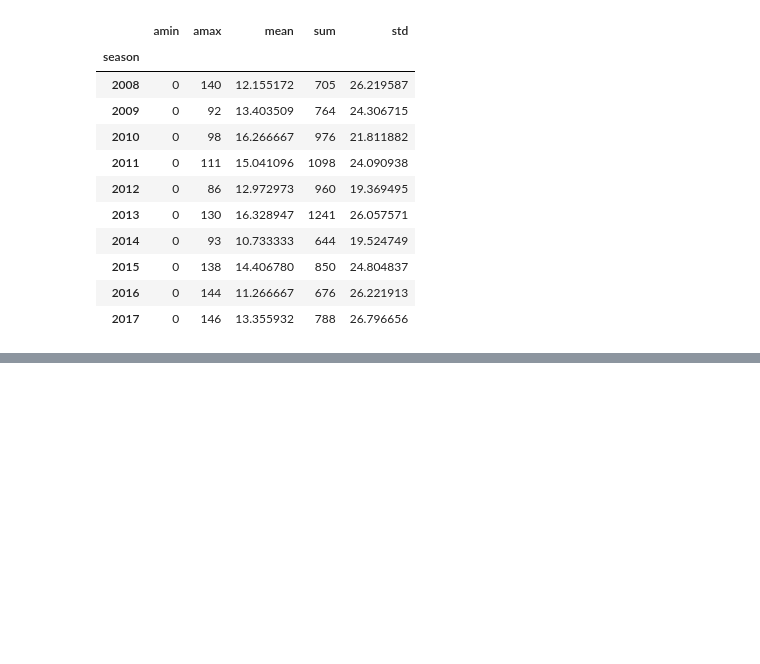
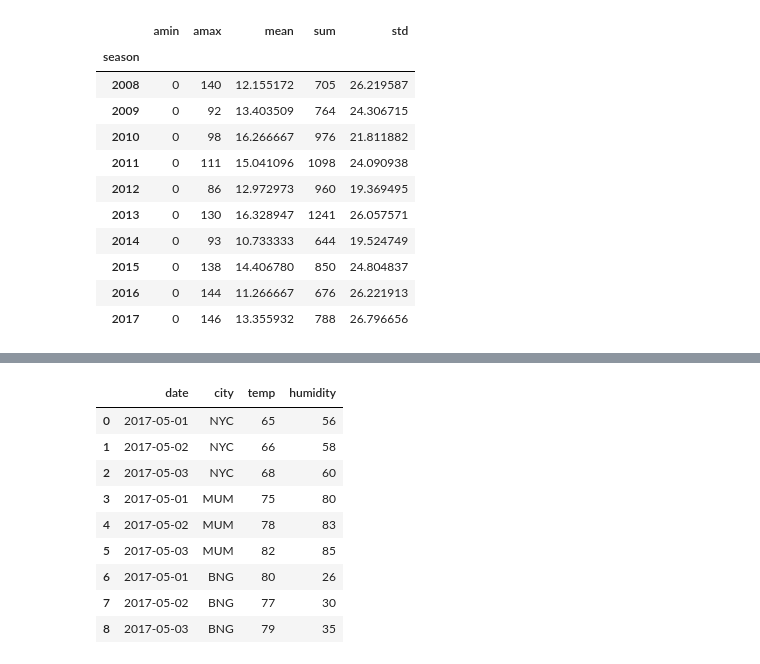
Before and after one commit to AvyayIrde/Data-Science-Course, a Jupyter notebook: Week 7/Pandas_Cheatsheet.ipynb, the cells around one changed output, grey strips where cells are left out. Saved outputs shown, nothing was run; the diff lists cells and outputs as text; code cells hidden in the pictures; blank space fills up the shorter version.

```diff
--- a/Week 7/Pandas_Cheatsheet.ipynb
+++ b/Week 7/Pandas_Cheatsheet.ipynb
@@ -763,0 +915,14 @@ year['win_by_runs'].agg([np.min,np.max,np.mean,np.sum,np.std])
+# %%
+df['date']=pd.to_datetime(df['date'])
+df
+# %% [output]
+|  | date | city | temp | humidity |
+| 0 | 2017-05-01 | NYC | 65 | 56 |
+| 1 | 2017-05-02 | NYC | 66 | 58 |
+| 2 | 2017-05-03 | NYC | 68 | 60 |
+| 3 | 2017-05-01 | MUM | 75 | 80 |
+| 4 | 2017-05-02 | MUM | 78 | 83 |
+| 5 | 2017-05-03 | MUM | 82 | 85 |
+| 6 | 2017-05-01 | BNG | 80 | 26 |
+| 7 | 2017-05-02 | BNG | 77 | 30 |
+| 8 | 2017-05-03 | BNG | 79 | 35 |
```
Also changed, not shown: parts of 14 cells of this notebook, 1 other file.
